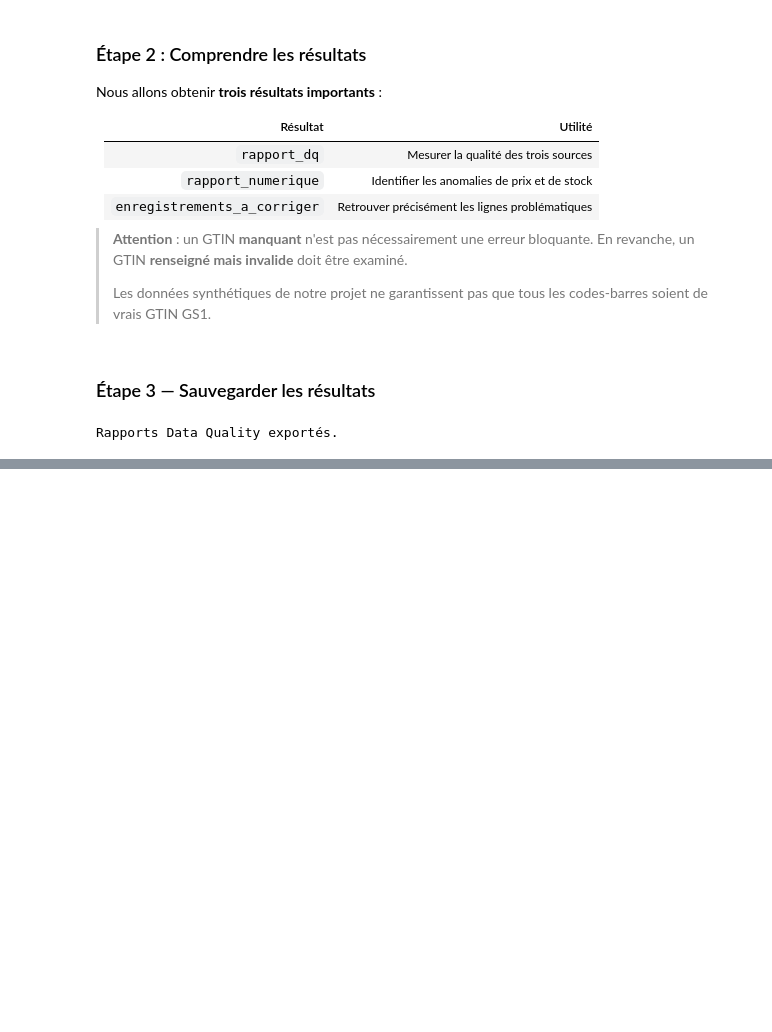
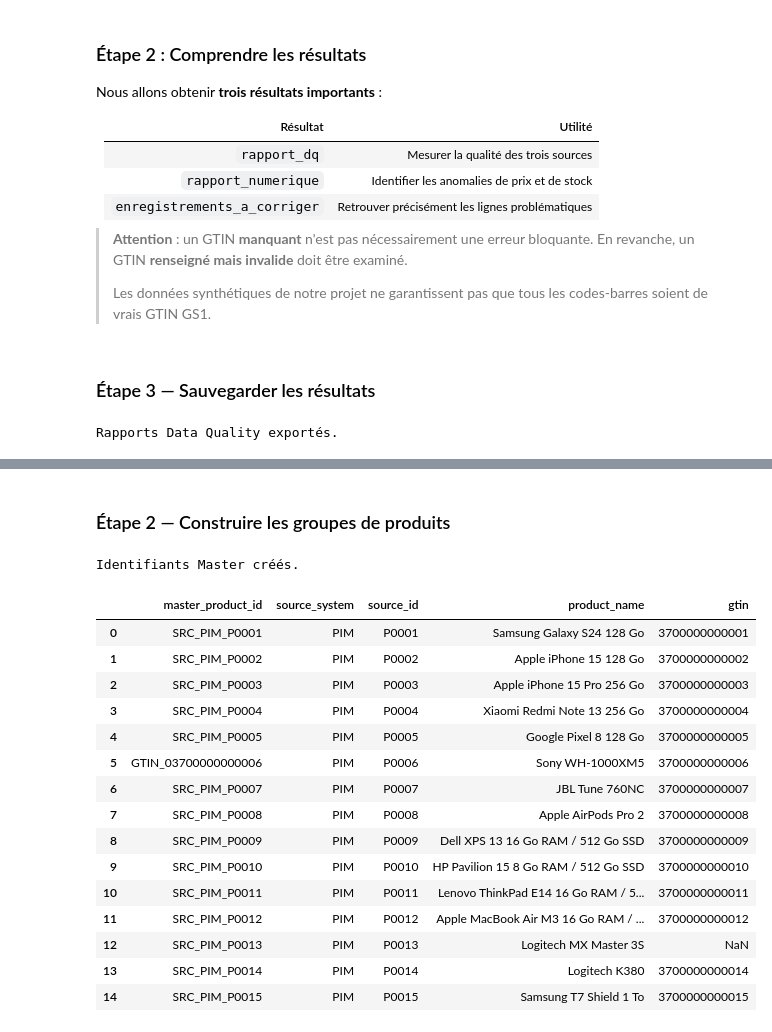
Before and after one commit to Ramadiaw12/Project_datagouvernance, a Jupyter notebook: notebooks/01_diagnostic_donnees.ipynb, the cells around one changed output, grey strips where cells are left out. Saved outputs shown, nothing was run; the diff lists cells and outputs as text; code cells hidden in the pictures; blank space fills up the shorter version.

```diff
--- a/notebooks/01_diagnostic_donnees.ipynb
+++ b/notebooks/01_diagnostic_donnees.ipynb
@@ -2019,0 +2082,60 @@ Rapports Data Quality exportés.
+# %% [markdown]
+### Étape 2 — Construire les groupes de produits
+# %%
+
+# ============================================================
+# 1. INITIALISATION DES IDENTIFIANTS MASTER
+# ============================================================
+
+donnees_mdm["master_product_id"] = pd.NA
+
+# Les GTIN valides identiques servent de clé de rapprochement
+donnees_mdm.loc[
+    donnees_mdm["gtin_matching"].notna(),
+    "master_product_id"
+] = (
+    "GTIN_" +
+    donnees_mdm.loc[
+        donnees_mdm["gtin_matching"].notna(),
+        "gtin_matching"
+    ]
+)
+
+# ============================================================
+# 2. ATTRIBUER UN IDENTIFIANT AUX AUTRES ENREGISTREMENTS
+# ============================================================
+
+sans_gtin = donnees_mdm["master_product_id"].isna()
+
+donnees_mdm.loc[sans_gtin, "master_product_id"] = (
+    "SRC_" +
+    donnees_mdm.loc[sans_gtin, "source_system"] +
+    "_" +
+    donnees_mdm.loc[sans_gtin, "source_id"].astype(str)
+)
+
+print("Identifiants Master créés.")
+display(
+    donnees_mdm[
+        ["master_product_id", "source_system", "source_id",
+         "product_name", "gtin"]
+    ].head(15)
+)
+# %% [output]
+Identifiants Master créés.
+|  | master_product_id | source_system | source_id | product_name | gtin |
+| 0 | SRC_PIM_P0001 | PIM | P0001 | Samsung Galaxy S24 128 Go | 3700000000001 |
+| 1 | SRC_PIM_P0002 | PIM | P0002 | Apple iPhone 15 128 Go | 3700000000002 |
+| 2 | SRC_PIM_P0003 | PIM | P0003 | Apple iPhone 15 Pro 256 Go | 3700000000003 |
+| 3 | SRC_PIM_P0004 | PIM | P0004 | Xiaomi Redmi Note 13 256 Go | 3700000000004 |
+| 4 | SRC_PIM_P0005 | PIM | P0005 | Google Pixel 8 128 Go | 3700000000005 |
+| 5 | GTIN_03700000000006 | PIM | P0006 | Sony WH-1000XM5 | 3700000000006 |
+| 6 | SRC_PIM_P0007 | PIM | P0007 | JBL Tune 760NC | 3700000000007 |
+| 7 | SRC_PIM_P0008 | PIM | P0008 | Apple AirPods Pro 2 | 3700000000008 |
+| 8 | SRC_PIM_P0009 | PIM | P0009 | Dell XPS 13 16 Go RAM / 512 Go SSD | 3700000000009 |
+| 9 | SRC_PIM_P0010 | PIM | P0010 | HP Pavilion 15 8 Go RAM / 512 Go SSD | 3700000000010 |
+| 10 | SRC_PIM_P0011 | PIM | P0011 | Lenovo ThinkPad E14 16 Go RAM / 5... | 3700000000011 |
+| 11 | SRC_PIM_P0012 | PIM | P0012 | Apple MacBook Air M3 16 Go RAM / ... | 3700000000012 |
+| 12 | SRC_PIM_P0013 | PIM | P0013 | Logitech MX Master 3S | NaN |
+| 13 | SRC_PIM_P0014 | PIM | P0014 | Logitech K380 | 3700000000014 |
+| 14 | SRC_PIM_P0015 | PIM | P0015 | Samsung T7 Shield 1 To | 3700000000015 |
```
Also changed, not shown: parts of 9 cells of this notebook, 2 other files.
